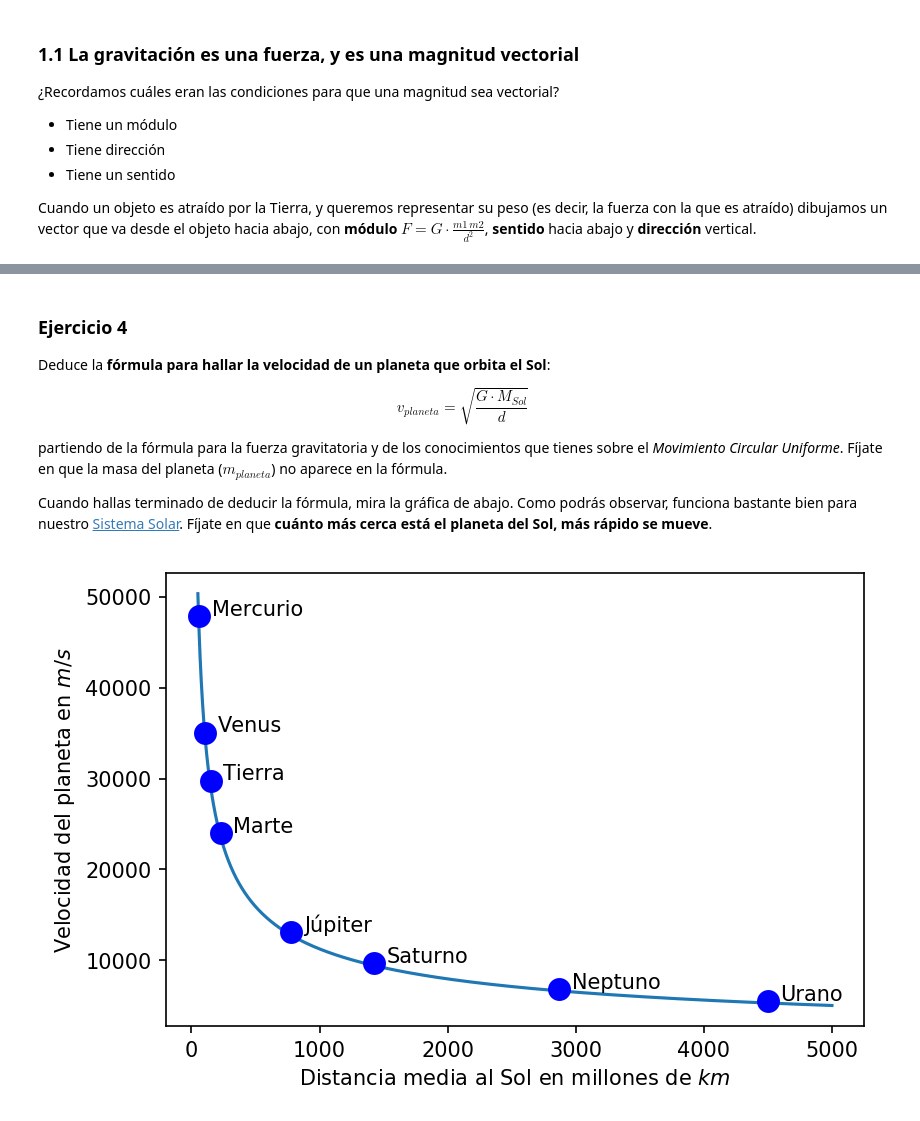
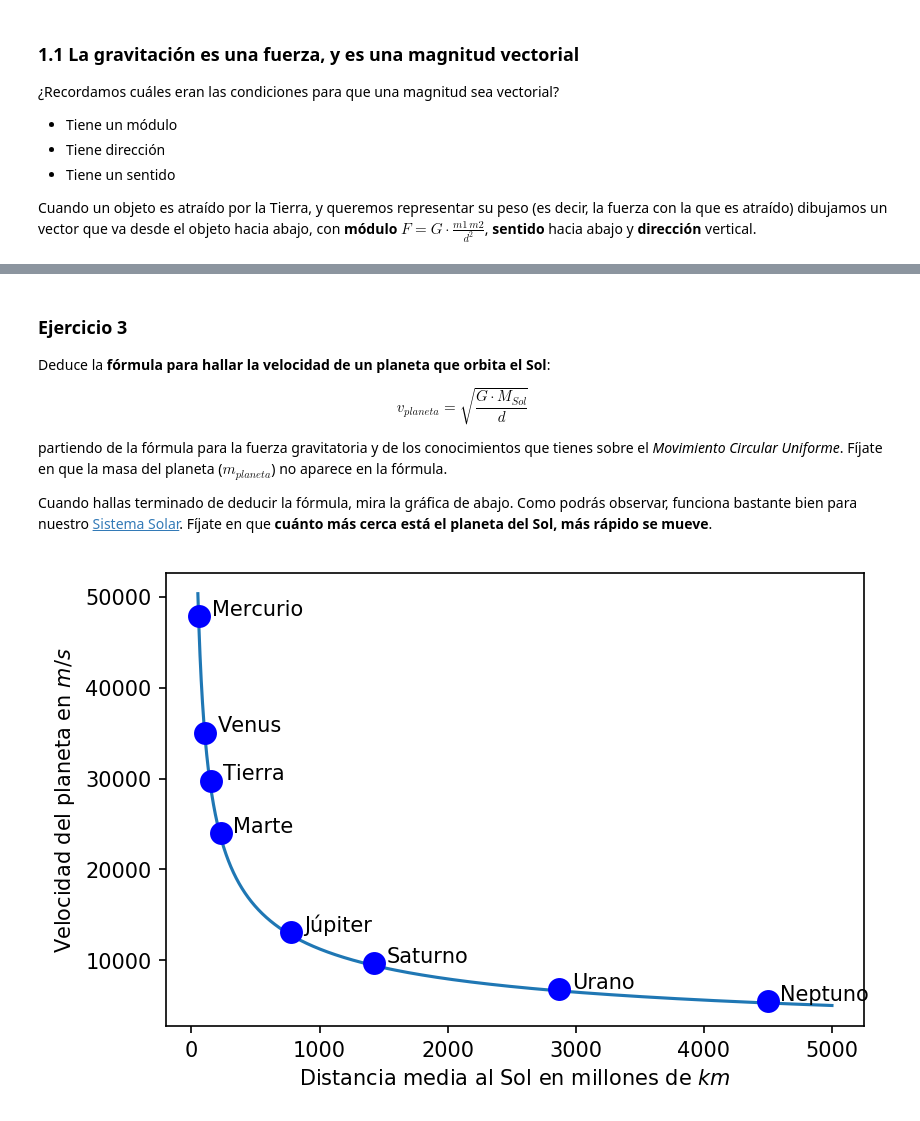
Before and after one commit to ignaciovidalfranco/fuerzasgravitatorias4eso, a Jupyter notebook: 4eso_Fuerzas_Gravitatorias.ipynb, the cells around one changed output, grey strips where cells are left out. Saved outputs shown, nothing was run; the diff lists cells and outputs as text; code cells hidden in the pictures.

```diff
--- a/4eso_Fuerzas_Gravitatorias.ipynb
+++ b/4eso_Fuerzas_Gravitatorias.ipynb
@@ -146,6 +203,6 @@ Período (en días): 373.7786804567864 dias
 [interactive output not drawn]
 # %% [markdown]
-### Ejercicio 4
+### Ejercicio 3
 
 Deduce la **fórmula para hallar la velocidad de un planeta que orbita el Sol**:
 
@@ -157,12 +214,12 @@ Cuando hallas terminado de deducir la fórmula, mira la gráfica de abajo. Como
 # %%
 import programa2
 
 # Distancia media de los planetas al Sol, en millones de kilómetros
 planetas_dist=[57.89,108.209,149.6,227.94,778.412,1426.72,2871,4498]
 # Velocidad media de los planetas con respecto al Sol en m/s
 planetas_v=[47872.5,35021,29780,24007,13070,9672.4,6810,5477.8]
-planetas_nombre=['Mercurio','Venus','Tierra','Marte','Júpiter','Saturno','Neptuno','Urano']
+planetas_nombre=['Mercurio','Venus','Tierra','Marte','Júpiter','Saturno','Urano','Neptuno']
 
 programa2.pinta_curva_y_planetas(planetas_dist,planetas_v,planetas_nombre)
 # %% [output]
-[figure, old version]
+[figure, new version]
```
Also changed, not shown: parts of 7 cells of this notebook, 1 other file.
